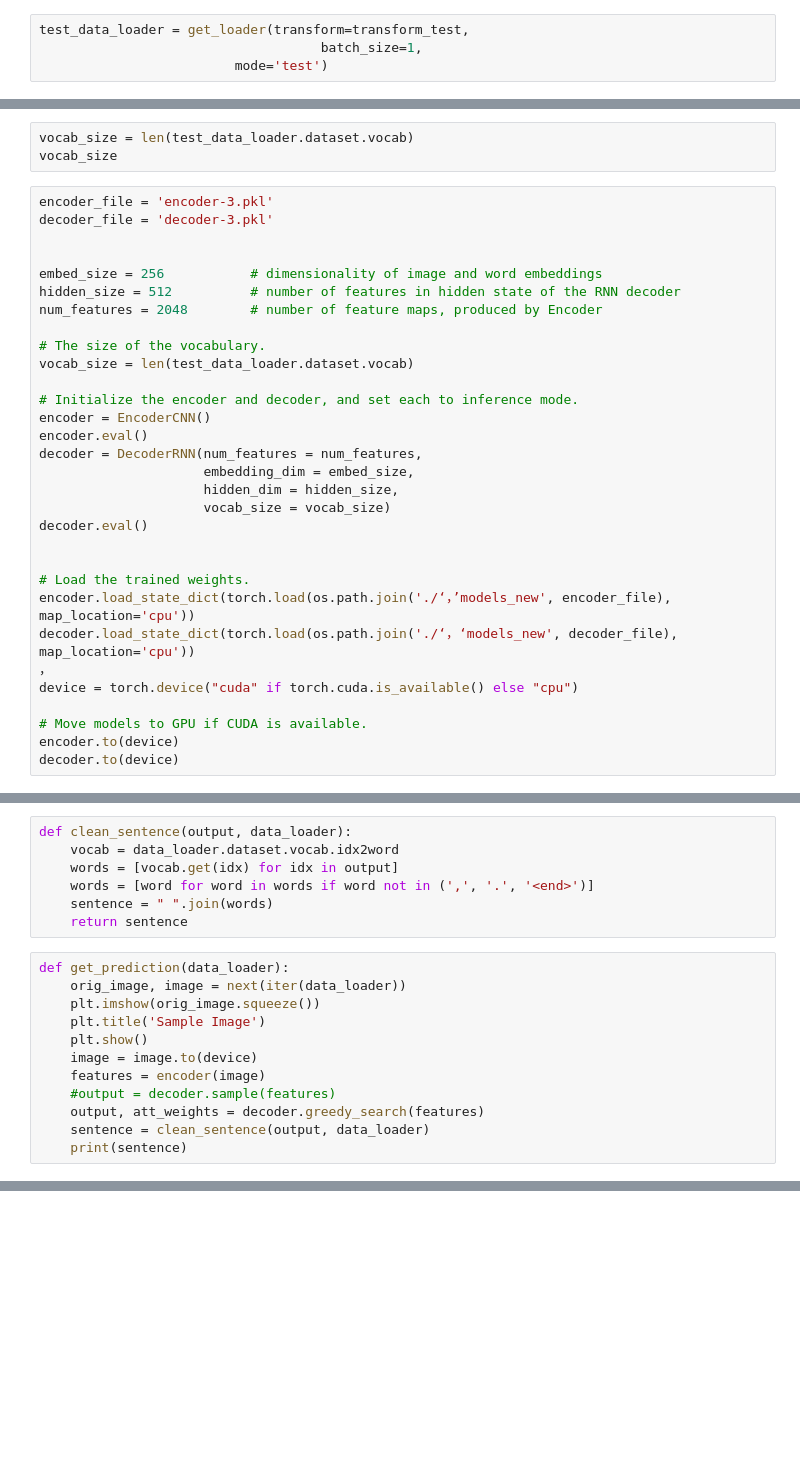
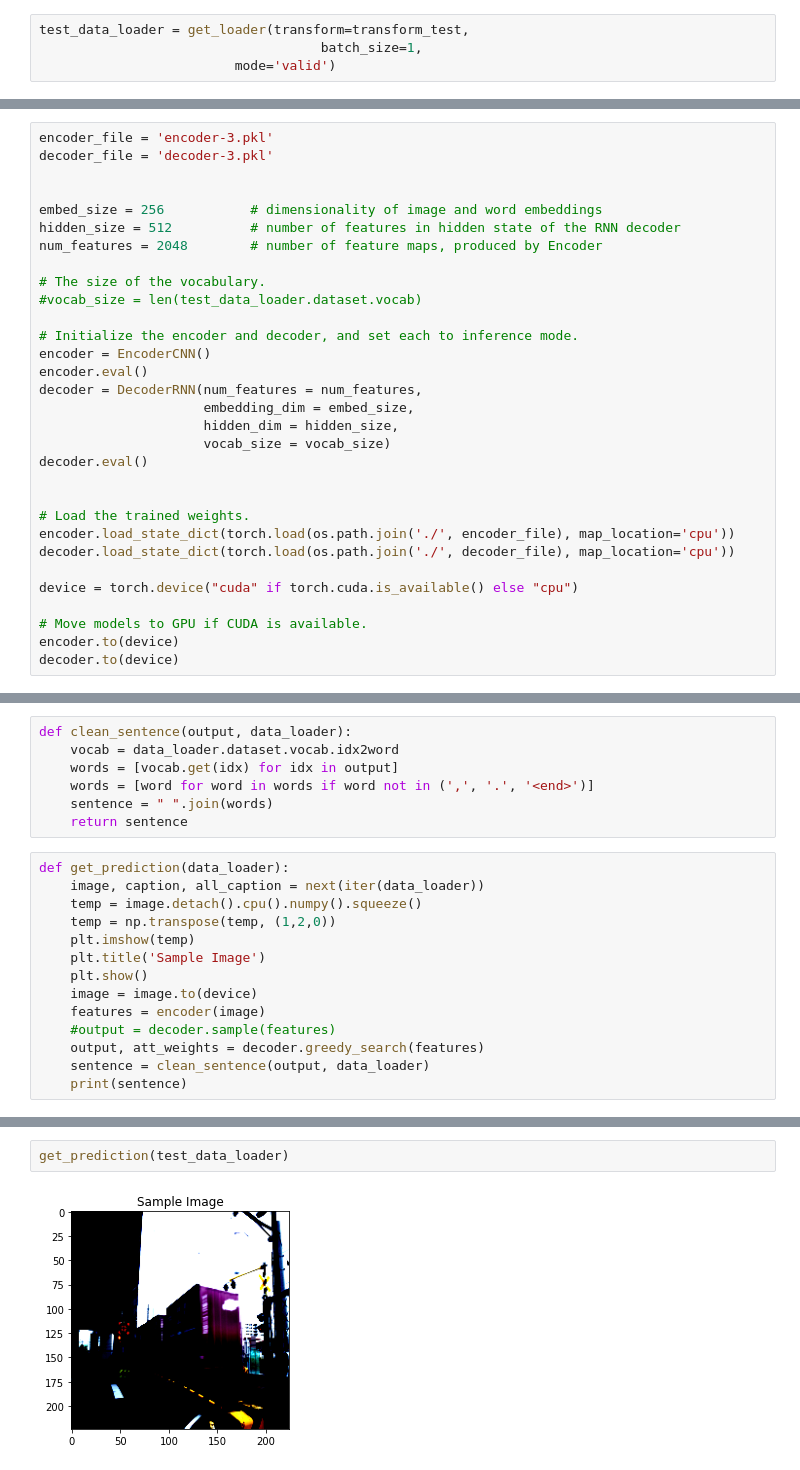
Before and after one commit to maoli-ds/learning-pytorch-deep-learning, a Jupyter notebook: image-caption-with-multiple-models.ipynb, the cells around one changed output, grey strips where cells are left out. Saved outputs shown, nothing was run; the diff lists cells and outputs as text; blank space fills up the shorter version.

```diff
--- a/image-caption-with-multiple-models.ipynb
+++ b/image-caption-with-multiple-models.ipynb
@@ -974,4 +893,4 @@ transform_test = transforms.Compose([
 # %%
 test_data_loader = get_loader(transform=transform_test,
                                     batch_size=1,
-                         mode='test')
+                         mode='valid')
@@ -978,6 +910,3 @@ test_data_loader = get_loader(transform=transform_test,
-# %%
-vocab_size = len(test_data_loader.dataset.vocab)
-vocab_size
 # %%
 encoder_file = 'encoder-3.pkl'
 decoder_file = 'decoder-3.pkl'
@@ -988,7 +917,7 @@ hidden_size = 512          # number of features in hidden state of the RNN decod
 num_features = 2048        # number of feature maps, produced by Encoder
 
 # The size of the vocabulary.
-vocab_size = len(test_data_loader.dataset.vocab)
+#vocab_size = len(test_data_loader.dataset.vocab)
 
 # Initialize the encoder and decoder, and set each to inference mode.
 encoder = EncoderCNN()
@@ -1001,9 +930,9 @@ decoder.eval()
 
 
 # Load the trained weights.
-encoder.load_state_dict(torch.load(os.path.join('./‘，’models_new', encoder_file), map_location='cpu'))
-decoder.load_state_dict(torch.load(os.path.join('./‘，‘models_new', decoder_file), map_location='cpu'))
-，
+encoder.load_state_dict(torch.load(os.path.join('./', encoder_file), map_location='cpu'))
+decoder.load_state_dict(torch.load(os.path.join('./', decoder_file), map_location='cpu'))
+
 device = torch.device("cuda" if torch.cuda.is_available() else "cpu")
 
 # Move models to GPU if CUDA is available.
@@ -1022,8 +967,10 @@ def clean_sentence(output, data_loader):
     return sentence
 # %%
 def get_prediction(data_loader):
-    orig_image, image = next(iter(data_loader))
-    plt.imshow(orig_image.squeeze())
+    image, caption, all_caption = next(iter(data_loader))
+    temp = image.detach().cpu().numpy().squeeze()
+    temp = np.transpose(temp, (1,2,0))
+    plt.imshow(temp)
     plt.title('Sample Image')
     plt.show()
     image = image.to(device)
@@ -1049,0 +982,4 @@ print(sentence)
+# %%
+get_prediction(test_data_loader)
+# %% [output]
+[figure, added]
```
Also changed, not shown: parts of 31 cells of this notebook.
